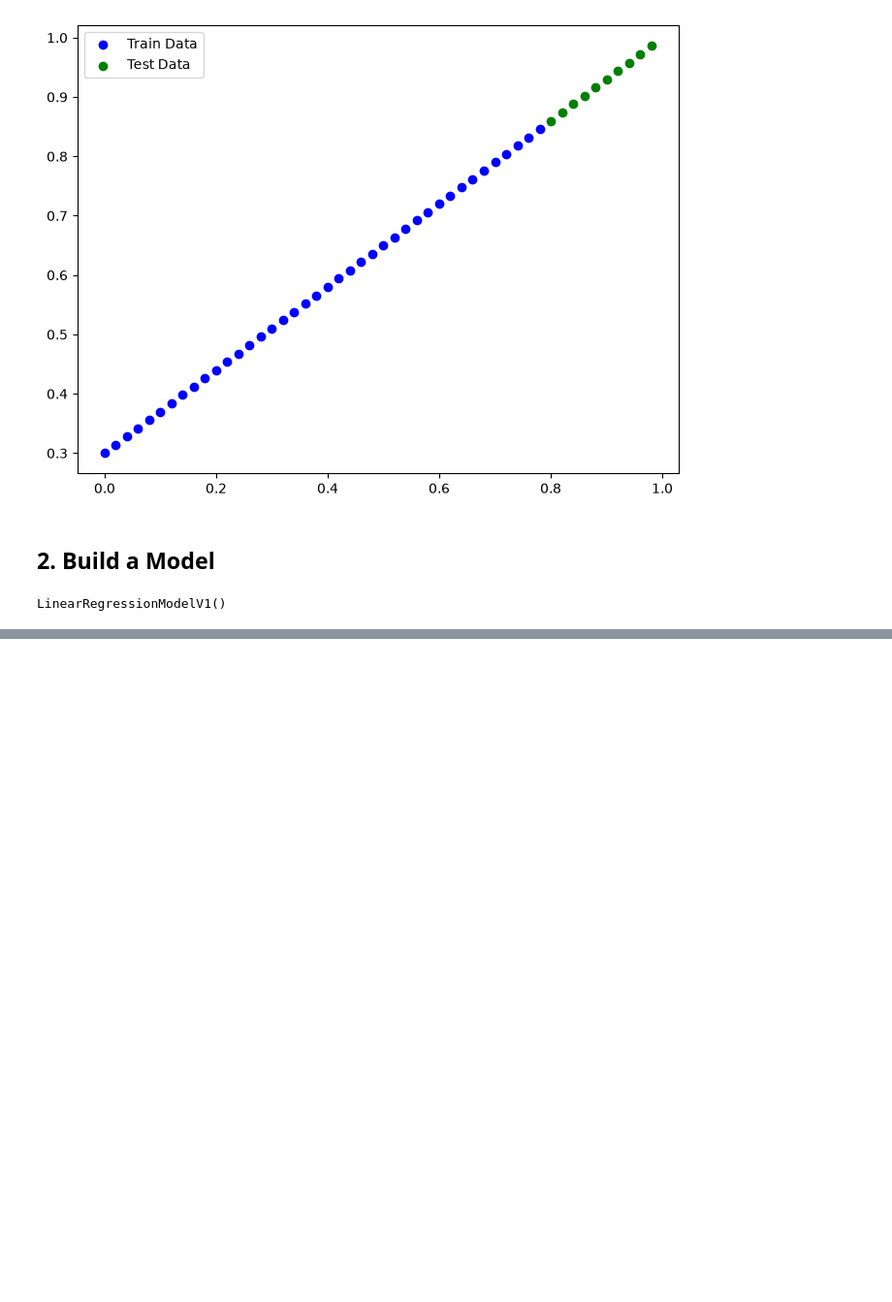
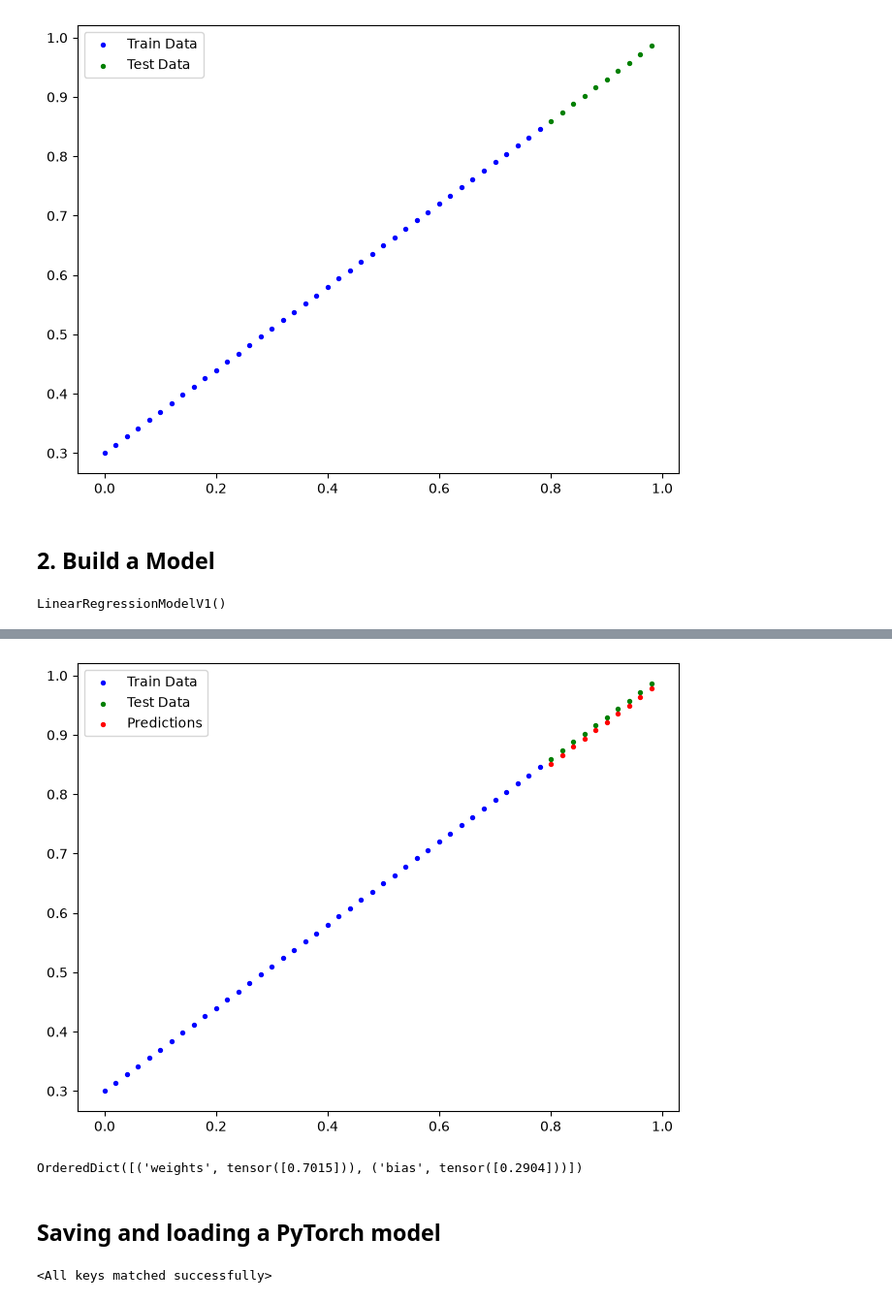
Before and after one commit to vijayaideveloper/Learning_AiEngineer, a Jupyter notebook: month4/1_PyTorch_WorkFlow.ipynb, the cells around one changed output, grey strips where cells are left out. Shown at 97% size. Drawn from its saved outputs; the diff is of its cells as text; code cells hidden in the pictures; blank space fills up the shorter version.

```diff
--- a/month4/1_PyTorch_WorkFlow.ipynb
+++ b/month4/1_PyTorch_WorkFlow.ipynb
@@ -136,0 +243,14 @@ LinearRegressionModelV1()
+# %%
+model1.eval()
+with torch.inference_mode():
+    y_preds = model1(X_test)
+
+plot_prediction(pred_data=y_preds)
+# %% [output]
+[figure, added]
+# %%
+model1.state_dict()
+# %% [output]
+OrderedDict([('weights', tensor([0.7015])), ('bias', tensor([0.2904]))])
+# %% [markdown]
+## Saving and loading a PyTorch model
@@ -136,0 +267,6 @@ LinearRegressionModelV1()
+# %%
+loaded_model = LinearRegressionModelV1()
+
+loaded_model.load_state_dict(torch.load(f=MODEL_SAVE_PATH))
+# %% [output]
+<All keys matched successfully>
```
Also changed, not shown: parts of 14 cells of this notebook, 1 other file.
